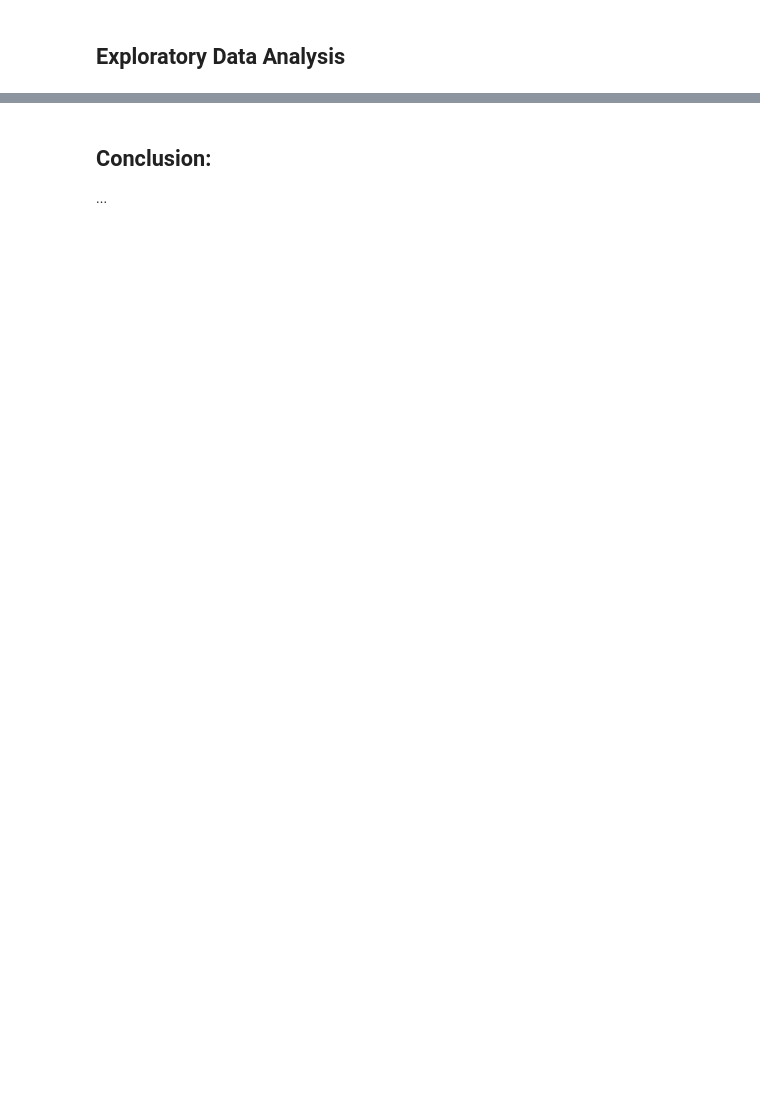
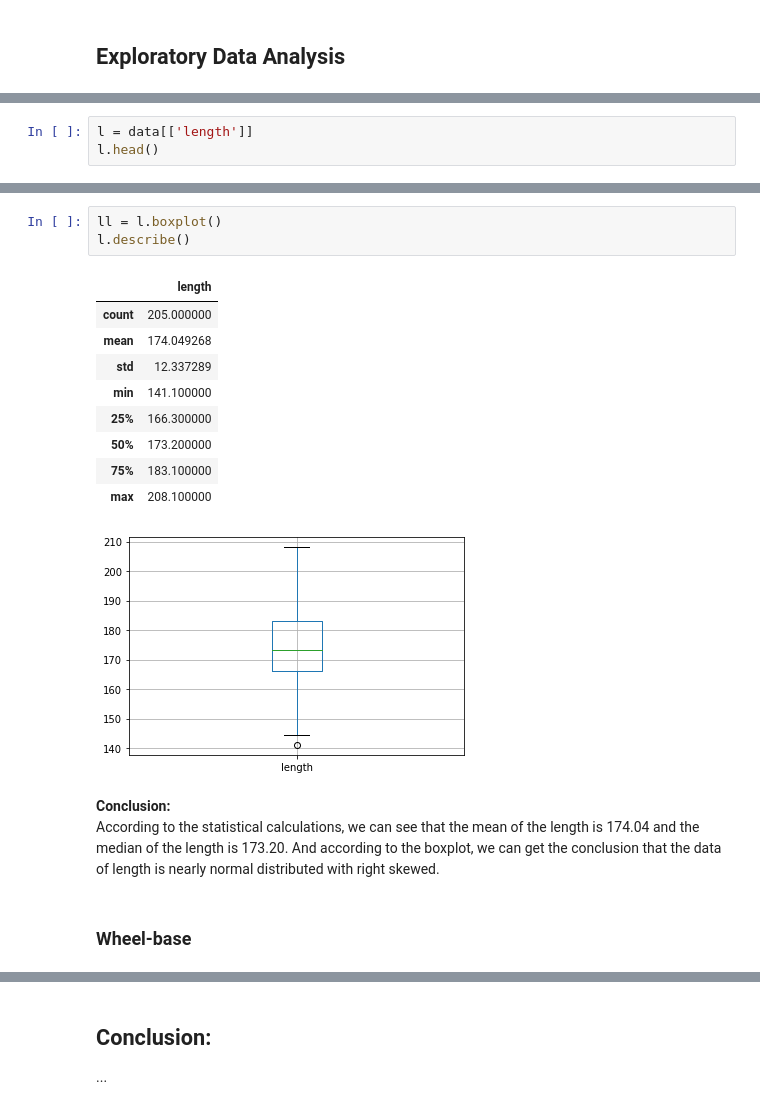
Before and after one commit to Destiny-G1997/DAV-6150, a Jupyter notebook: Z_Guo_M2_assn.ipynb, the cells around one changed output, grey strips where cells are left out. Drawn from its saved outputs; the diff is of its cells as text; blank space fills up the shorter version.

```diff
--- a/Z_Guo_M2_assn.ipynb
+++ b/Z_Guo_M2_assn.ipynb
@@ -15,0 +134,3 @@ df.head()
+# %%
+l = data[['length']]
+l.head()
@@ -15,0 +144,19 @@ df.head()
+# %%
+ll = l.boxplot()
+l.describe()
+# %% [output]
+|  | length |
+| count | 205.000000 |
+| mean | 174.049268 |
+| std | 12.337289 |
+| min | 141.100000 |
+| 25% | 166.300000 |
+| 50% | 173.200000 |
+| 75% | 183.100000 |
+| max | 208.100000 |
+[figure, added]
+# %% [markdown]
+**Conclusion:**
+According to the statistical calculations, we can see that the mean of the length is 174.04 and the median of the length is 173.20. And according to the boxplot, we can get the conclusion that the data of length is nearly normal distributed with right skewed.
+# %% [markdown]
+### Wheel-base
```
Also changed, not shown: parts of 41 cells of this notebook.
